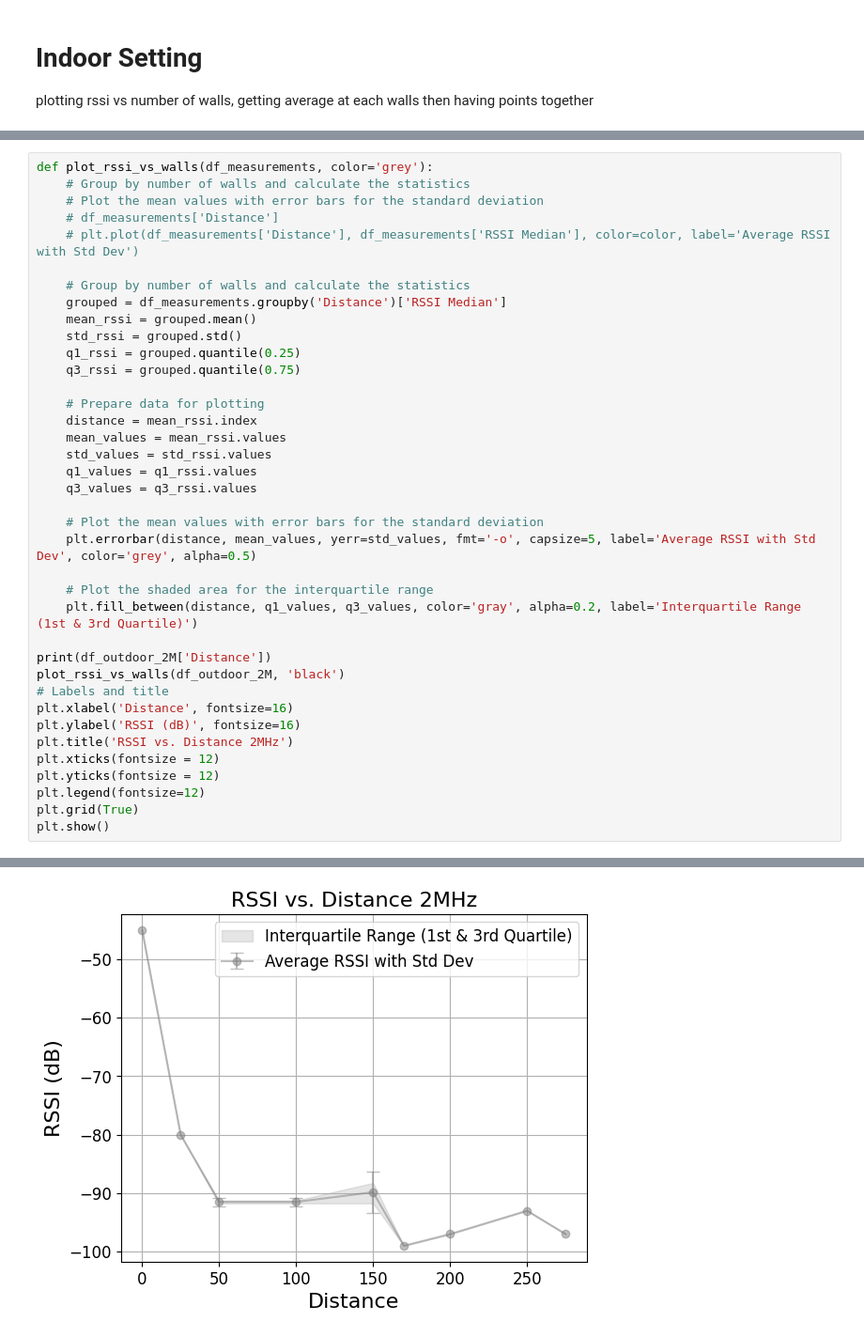
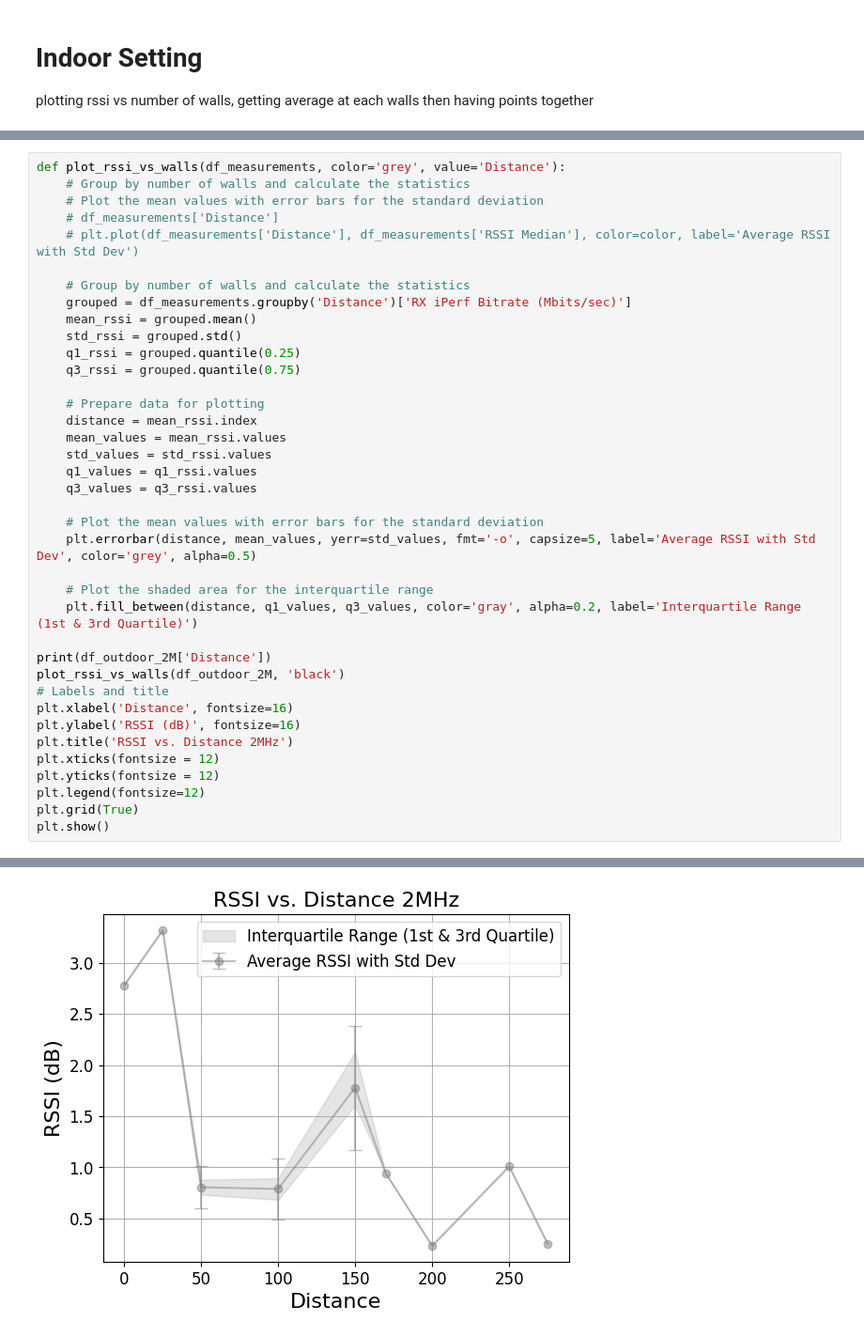
Before and after one commit to A-Raffoul/WiFi_HaLow, a Jupyter notebook: graph.ipynb, the cells around one changed output, grey strips where cells are left out. Shown at 94% size. Drawn from its saved outputs; the diff is of its cells as text.

```diff
--- a/graph.ipynb
+++ b/graph.ipynb
@@ -934,12 +1197,12 @@ plt.show()
 # %%
-def plot_rssi_vs_walls(df_measurements, color='grey'):
+def plot_rssi_vs_walls(df_measurements, color='grey', value='Distance'):
     # Group by number of walls and calculate the statistics
     # Plot the mean values with error bars for the standard deviation
     # df_measurements['Distance']
     # plt.plot(df_measurements['Distance'], df_measurements['RSSI Median'], color=color, label='Average RSSI with Std Dev')
 
     # Group by number of walls and calculate the statistics
-    grouped = df_measurements.groupby('Distance')['RSSI Median']
+    grouped = df_measurements.groupby('Distance')['RX iPerf Bitrate (Mbits/sec)']
     mean_rssi = grouped.mean()
     std_rssi = grouped.std()
     q1_rssi = grouped.quantile(0.25)
@@ -957,34 +1220,34 @@ def plot_rssi_vs_walls(df_measurements, color='grey'):
 
     # Plot the shaded area for the interquartile range
     plt.fill_between(distance, q1_values, q3_values, color='gray', alpha=0.2, label='Interquartile Range (1st & 3rd Quartile)')
 
 print(df_outdoor_2M['Distance'])
 plot_rssi_vs_walls(df_outdoor_2M, 'black')
 # Labels and title
 plt.xlabel('Distance', fontsize=16)
 plt.ylabel('RSSI (dB)', fontsize=16)
 plt.title('RSSI vs. Distance 2MHz')
 plt.xticks(fontsize = 12)
 plt.yticks(fontsize = 12)
 plt.legend(fontsize=12)
 plt.grid(True)
 plt.show()
 # %% [output]
 0       0
 1     100
 2     100
 3     150
 4     150
 5     150
 6     200
 7     250
 8      25
 9     275
 10     50
 11     50
 12    170
 Name: Distance, dtype: int64
-[figure, old version]
+[figure, new version]
 # %%
 # Define the function for the logarithmic curve
 def log_curve(x, a, b):
```
Also changed, not shown: parts of 21 cells of this notebook, 50 other files.
